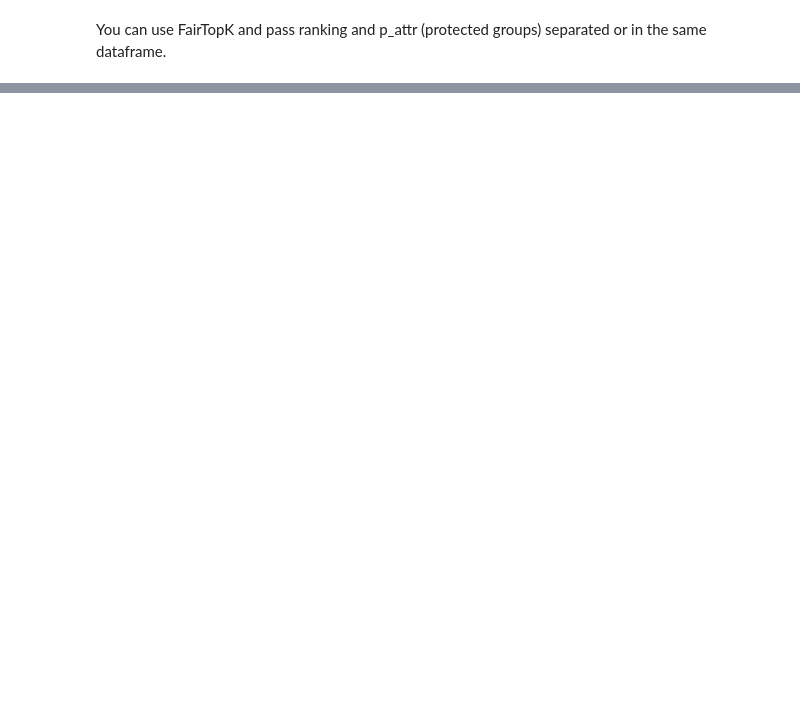
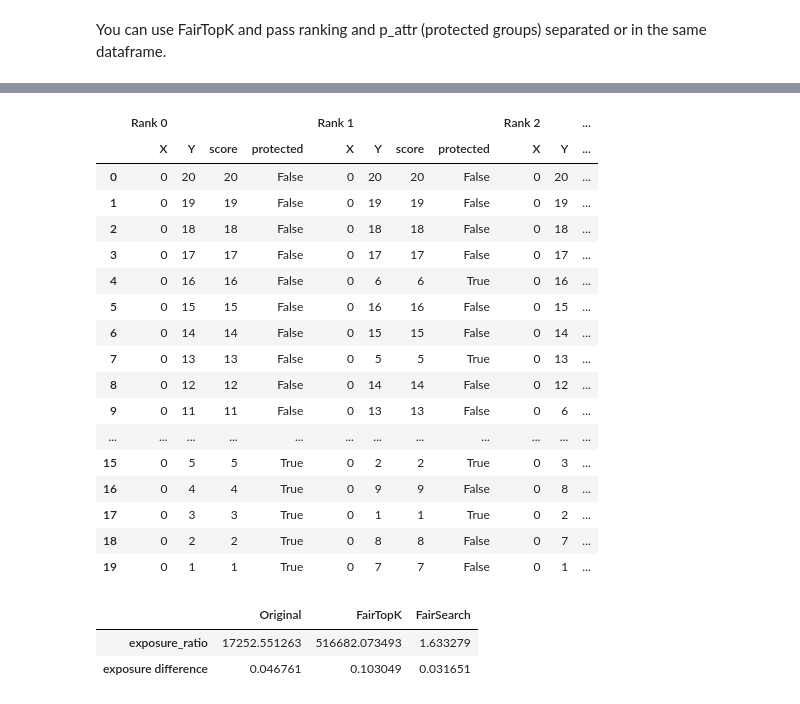
Before and after one commit to holistic-ai/holisticai-old, a Jupyter notebook: tutorials/mitigating_bias_tutorials/mitigating_bias_recommender_search.ipynb, the cells around one changed output, grey strips where cells are left out. Cells and saved outputs as stored; diff of their text form; code cells hidden in the pictures; blank space fills up the shorter version.

```diff
--- a/tutorials/mitigating_bias_tutorials/mitigating_bias_recommender_search.ipynb
+++ b/tutorials/mitigating_bias_tutorials/mitigating_bias_recommender_search.ipynb
@@ -113,15 +167,17 @@ re_rankings = fs.transform(rankings, p_attr=p_attr)
+# %%
+# Synthetic data (Initial Rank)
+M = 1000
+top_n = 20
+p = 0.25
+rankings = generate_rankings(M, top_n, p, return_p_attr=False)
 # %%
-# Synthetic data
-M = 10000
-top_n = 20
-p = 0.25
-rankings = generate_rankings(M, top_n, p, return_p_attr=False)
-
+from holisticai.bias.mitigation.postprocessing.debiasing_exposure.algorithm_utils import exposure_metric
 
 # Bias Mitigation Post-processing
 top_n = 20
 p = 0.5
 alpha = 0.1
+
 fs = FairTopK(top_n=top_n,
               p=p,
               alpha=alpha,
@@ -130,5 +186,16 @@ fs = FairTopK(top_n=top_n,
               score_col='score',
               group_col='protected')
 
-# Transform passing all info in the same dataframe
-re_rankings = fs.transform(rankings)
+dtr = DebiasingExposure(query_col = 'X',
+            doc_col = 'Y',
+            score_col = 'score',
+            group_col="protected",
+            feature_cols = ['score', 'protected'],
+            gamma=10,
+            number_of_iterations=100,
+            standardize=False)
+
+dtr.fit(rankings)
+
+re_rankings_fs = fs.transform(ranking)
+re_rankings_dtr = dtr.transform(ranking)
@@ -161,0 +204,32 @@ result
+# %%
+def compare_results(vars):
+    new_vars = []
+    for i,var in enumerate(vars):
+        var = var.copy()
+        var.columns = pd.MultiIndex.from_tuples([[f'Rank {i}',col] for col in var.columns])
+        var = var.reset_index(drop=True)
+        new_vars.append(var)
+    return pd.concat(new_vars, axis=1)
+# %%
+re_ranking_fs = fs.transform(unfair_ranking)
+re_ranking_dtr = dtr.transform(unfair_ranking)
+compare_results([unfair_ranking, re_ranking_fs, re_ranking_dtr])
+# %% [output]
+|  | Rank 0 |  |  |  | Rank 1 |  |  |  | Rank 2 |  | ... |
+|  | X | Y | score | protected | X | Y | score | protected | X | Y | ... |
+| 0 | 0 | 20 | 20 | False | 0 | 20 | 20 | False | 0 | 20 | ... |
+| 1 | 0 | 19 | 19 | False | 0 | 19 | 19 | False | 0 | 19 | ... |
+| 2 | 0 | 18 | 18 | False | 0 | 18 | 18 | False | 0 | 18 | ... |
+| 3 | 0 | 17 | 17 | False | 0 | 17 | 17 | False | 0 | 17 | ... |
+| 4 | 0 | 16 | 16 | False | 0 | 6 | 6 | True | 0 | 16 | ... |
+| 5 | 0 | 15 | 15 | False | 0 | 16 | 16 | False | 0 | 15 | ... |
+| 6 | 0 | 14 | 14 | False | 0 | 15 | 15 | False | 0 | 14 | ... |
+| 7 | 0 | 13 | 13 | False | 0 | 5 | 5 | True | 0 | 13 | ... |
+| 8 | 0 | 12 | 12 | False | 0 | 14 | 14 | False | 0 | 12 | ... |
+| 9 | 0 | 11 | 11 | False | 0 | 13 | 13 | False | 0 | 6 | ... |
+| ... | ... | ... | ... | ... | ... | ... | ... | ... | ... | ... | ... |
+| 15 | 0 | 5 | 5 | True | 0 | 2 | 2 | True | 0 | 3 | ... |
+| 16 | 0 | 4 | 4 | True | 0 | 9 | 9 | False | 0 | 8 | ... |
+| 17 | 0 | 3 | 3 | True | 0 | 1 | 1 | True | 0 | 2 | ... |
+| 18 | 0 | 2 | 2 | True | 0 | 8 | 8 | False | 0 | 7 | ... |
+| 19 | 0 | 1 | 1 | True | 0 | 7 | 7 | False | 0 | 1 | ... |
@@ -161,0 +240,8 @@ result
+# %%
+df_metrics = pd.concat([m_org, m_fs, m_dtr],axis=1)
+df_metrics.columns = ['Original', 'FairTopK', 'FairSearch']
+df_metrics
+# %% [output]
+|  | Original | FairTopK | FairSearch |
+| exposure_ratio | 17252.551263 | 516682.073493 | 1.633279 |
+| exposure difference | 0.046761 | 0.103049 | 0.031651 |
```
Also changed, not shown: parts of 23 cells of this notebook, 1 other file.
